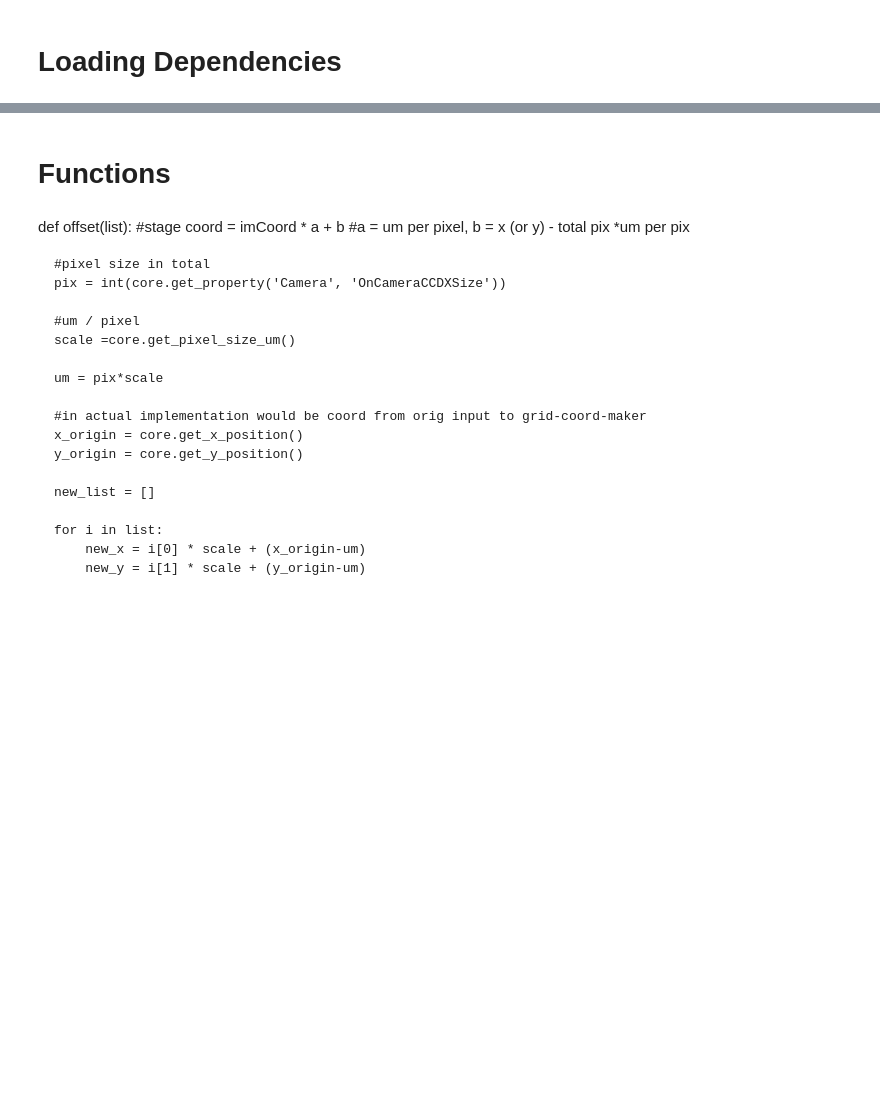
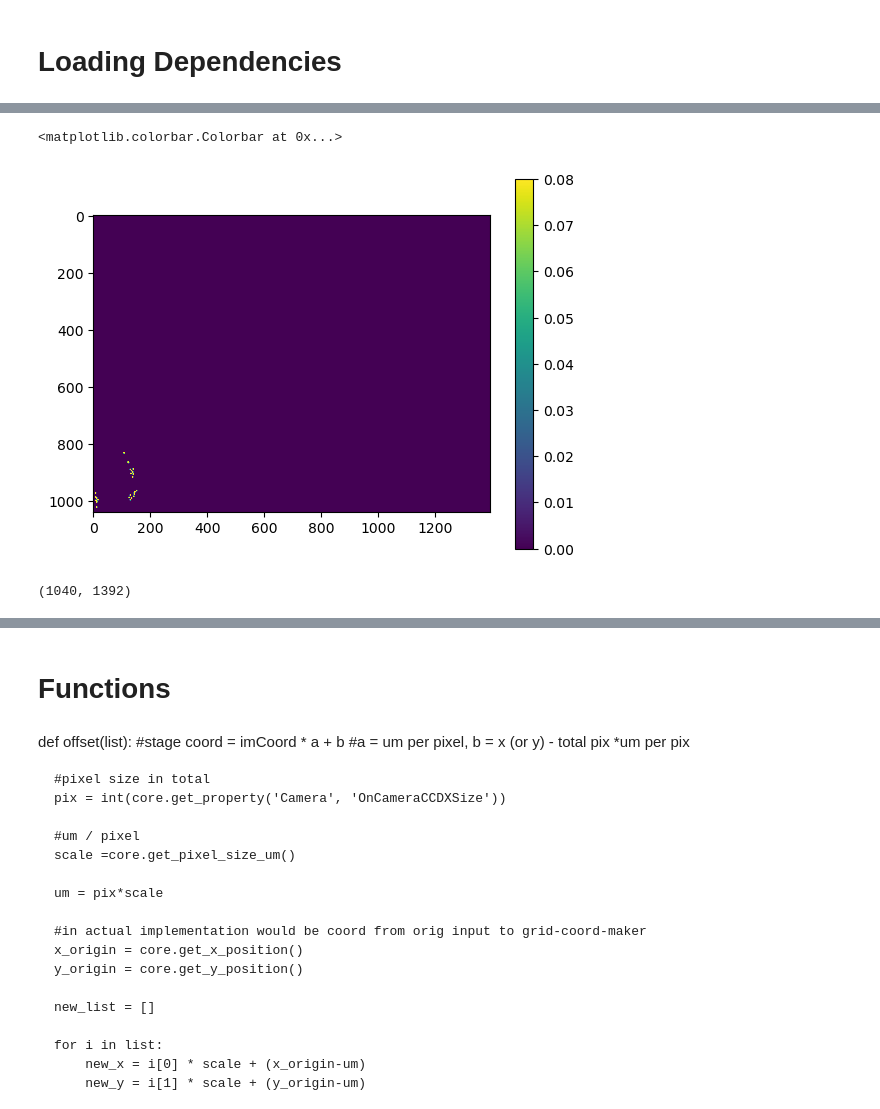
Before and after one commit to PriyaMulla/dashboardsforMM, a Jupyter notebook: 20230601_tile-maxima.ipynb, the cells around one changed output, grey strips where cells are left out. Drawn from its saved outputs; the diff is of its cells as text; code cells hidden in the pictures; blank space fills up the shorter version.

```diff
--- a/20230601_tile-maxima.ipynb
+++ b/20230601_tile-maxima.ipynb
@@ -51,0 +43,11 @@ Core
+# %%
+maxima = (img==np.percentile(img,99.9))
+imshow(maxima,vmax=.08)
+colorbar()
+# %% [output]
+<matplotlib.colorbar.Colorbar at 0x...>
+[figure, added]
+# %%
+maxima.shape
+# %% [output]
+(1040, 1392)
```
Also changed, not shown: parts of 26 cells of this notebook, 3 other files.
